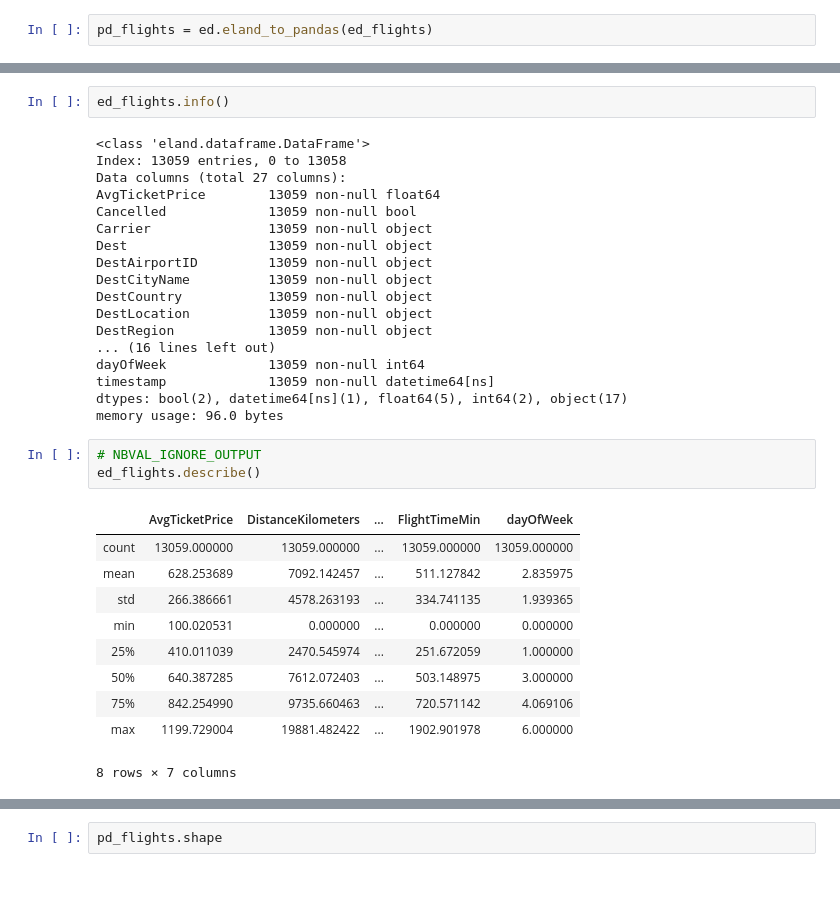
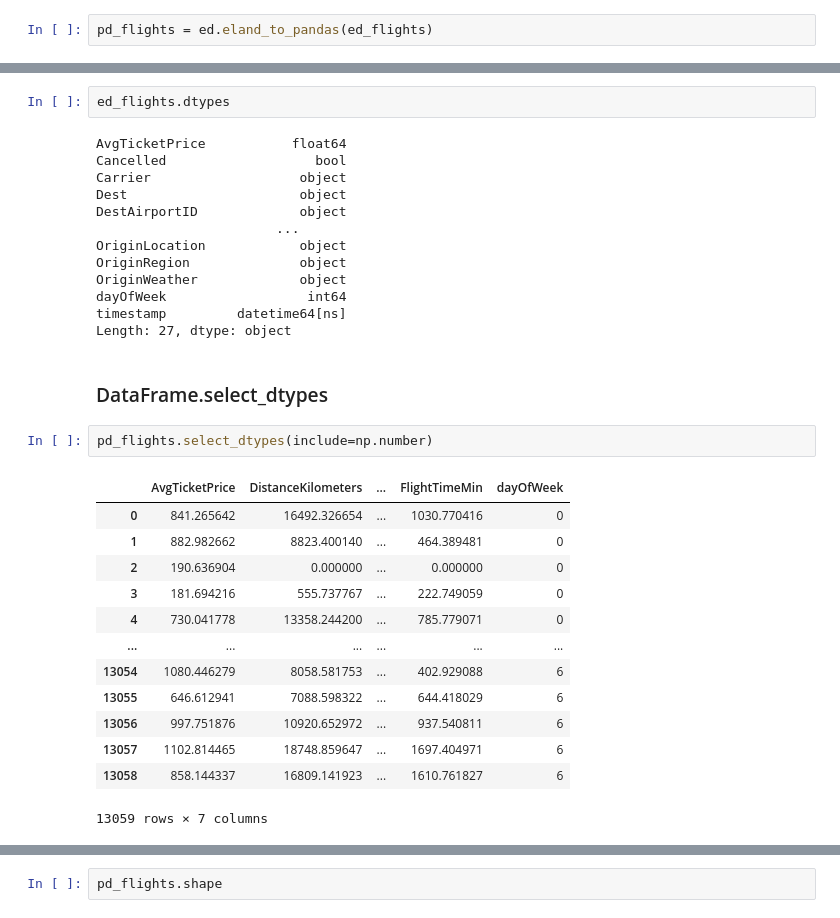
Before and after one commit to elastic/eland, a Jupyter notebook: docs/source/examples/demo_notebook.ipynb, the cells around one changed output, grey strips where cells are left out. Saved outputs shown, nothing was run; the diff lists cells and outputs as text; blank space fills up the shorter version.

```diff
--- a/docs/source/examples/demo_notebook.ipynb
+++ b/docs/source/examples/demo_notebook.ipynb
@@ -118,34 +72,33 @@ DestCityName           True    keyword          object        True          True
 # %%
-ed_flights.info()
+ed_flights.dtypes
 # %% [output]
-<class 'eland.dataframe.DataFrame'>
-Index: 13059 entries, 0 to 13058
-Data columns (total 27 columns):
-AvgTicketPrice        13059 non-null float64
-Cancelled             13059 non-null bool
-Carrier               13059 non-null object
-Dest                  13059 non-null object
-DestAirportID         13059 non-null object
-DestCityName          13059 non-null object
-DestCountry           13059 non-null object
-DestLocation          13059 non-null object
-DestRegion            13059 non-null object
-... (16 lines left out)
-dayOfWeek             13059 non-null int64
-timestamp             13059 non-null datetime64[ns]
-dtypes: bool(2), datetime64[ns](1), float64(5), int64(2), object(17)
-memory usage: 96.0 bytes
+AvgTicketPrice           float64
+Cancelled                   bool
+Carrier                   object
+Dest                      object
+DestAirportID             object
+                       ...
+OriginLocation            object
+OriginRegion              object
+OriginWeather             object
+dayOfWeek                  int64
+timestamp         datetime64[ns]
+Length: 27, dtype: object
-# %%
-# NBVAL_IGNORE_OUTPUT
-ed_flights.describe()
-# %% [output]
-|  | AvgTicketPrice | DistanceKilometers | ... | FlightTimeMin | dayOfWeek |
-| count | 13059.000000 | 13059.000000 | ... | 13059.000000 | 13059.000000 |
-| mean | 628.253689 | 7092.142457 | ... | 511.127842 | 2.835975 |
-| std | 266.386661 | 4578.263193 | ... | 334.741135 | 1.939365 |
-| min | 100.020531 | 0.000000 | ... | 0.000000 | 0.000000 |
-| 25% | 410.011039 | 2470.545974 | ... | 251.672059 | 1.000000 |
-| 50% | 640.387285 | 7612.072403 | ... | 503.148975 | 3.000000 |
-| 75% | 842.254990 | 9735.660463 | ... | 720.571142 | 4.069106 |
-| max | 1199.729004 | 19881.482422 | ... | 1902.901978 | 6.000000 |
-8 rows × 7 columns
+# %% [markdown]
+### DataFrame.select_dtypes
+# %%
+pd_flights.select_dtypes(include=np.number)
+# %% [output]
+|  | AvgTicketPrice | DistanceKilometers | ... | FlightTimeMin | dayOfWeek |
+| 0 | 841.265642 | 16492.326654 | ... | 1030.770416 | 0 |
+| 1 | 882.982662 | 8823.400140 | ... | 464.389481 | 0 |
+| 2 | 190.636904 | 0.000000 | ... | 0.000000 | 0 |
+| 3 | 181.694216 | 555.737767 | ... | 222.749059 | 0 |
+| 4 | 730.041778 | 13358.244200 | ... | 785.779071 | 0 |
+| ... | ... | ... | ... | ... | ... |
+| 13054 | 1080.446279 | 8058.581753 | ... | 402.929088 | 6 |
+| 13055 | 646.612941 | 7088.598322 | ... | 644.418029 | 6 |
+| 13056 | 997.751876 | 10920.652972 | ... | 937.540811 | 6 |
+| 13057 | 1102.814465 | 18748.859647 | ... | 1697.404971 | 6 |
+| 13058 | 858.144337 | 16809.141923 | ... | 1610.761827 | 6 |
+13059 rows × 7 columns
```
Also changed, not shown: parts of 112 cells of this notebook, 1 other file.
